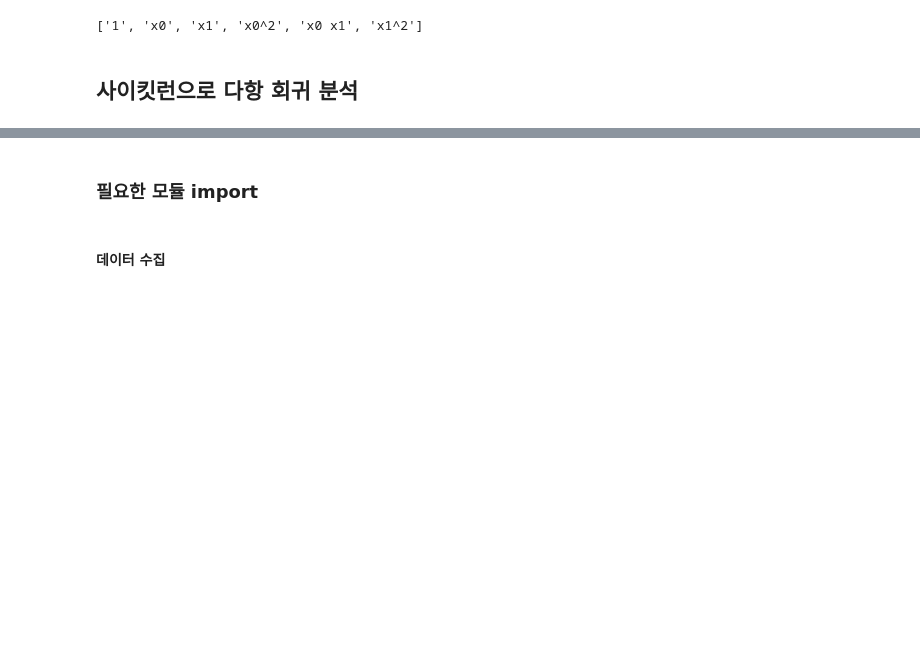
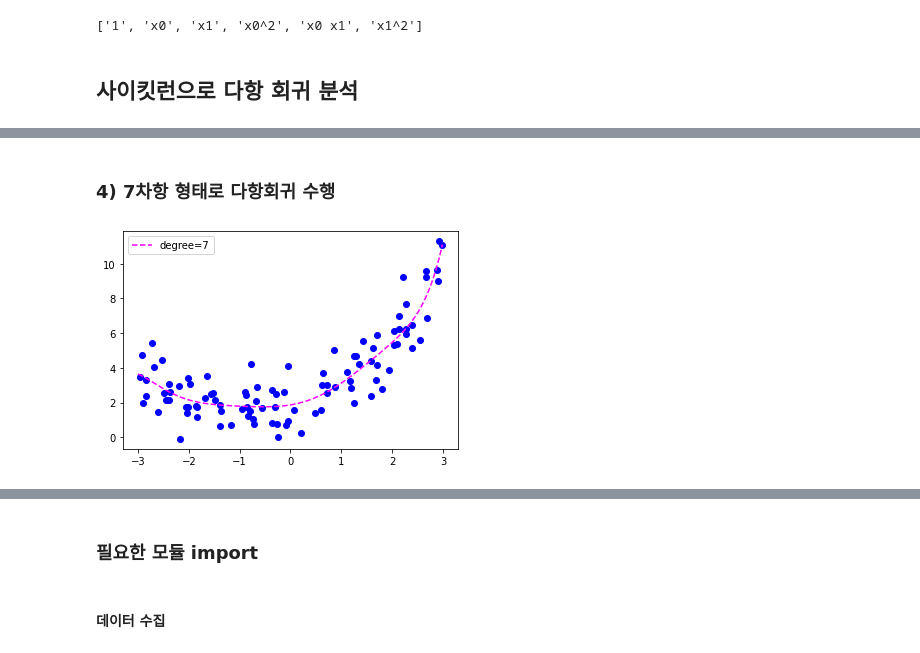
Before and after one commit to happyme2/Bigdata, a Jupyter notebook: Machine Learning/05.다항회귀.ipynb, the cells around one changed output, grey strips where cells are left out. Cells and saved outputs as stored; diff of their text form; code cells hidden in the pictures; blank space fills up the shorter version.

```diff
--- a/Machine Learning/05.다항회귀.ipynb
+++ b/Machine Learning/05.다항회귀.ipynb
@@ -76,0 +117,22 @@ plt.show()
+# %% [markdown]
+### 4) 7차항 형태로 다항회귀 수행
+# %%
+from sklearn.linear_model import LinearRegression
+from sklearn.preprocessing import PolynomialFeatures
+
+poly = PolynomialFeatures(degree=7) #7차 다항회귀
+
+X7_train = poly.fit_transform(X)
+y_train = y
+
+reg7 = LinearRegression().fit(X7_train,y_train)
+
+xx = np.arange(-3,3,0.01)
+yy = reg7.predict(poly.transform(xx[:,np.newaxis])) # 7차 모델의 예측값
+
+plt.plot(xx,yy,color='magenta',linestyle='--',label='degree=7')
+plt.scatter(X,y,color='b')
+plt.legend()
+plt.show()
+# %% [output]
+[figure, added]
```
Also changed, not shown: parts of 26 cells of this notebook, 3 other files.
